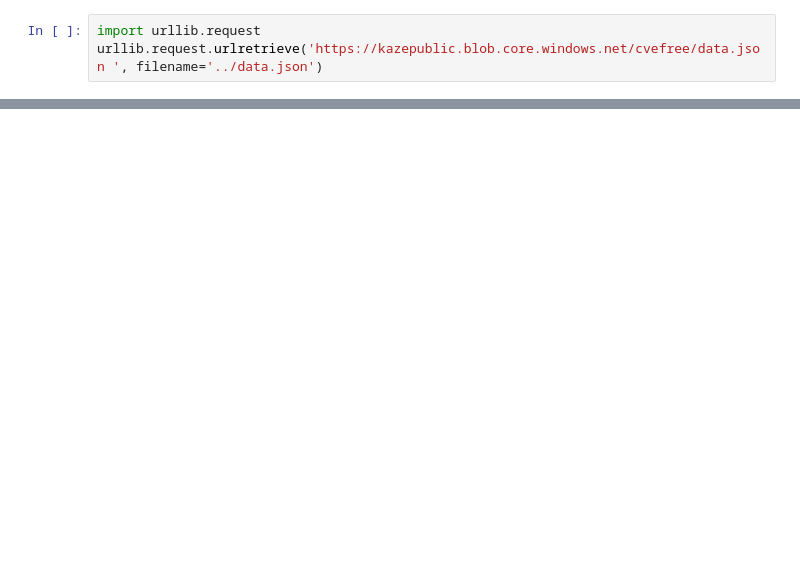
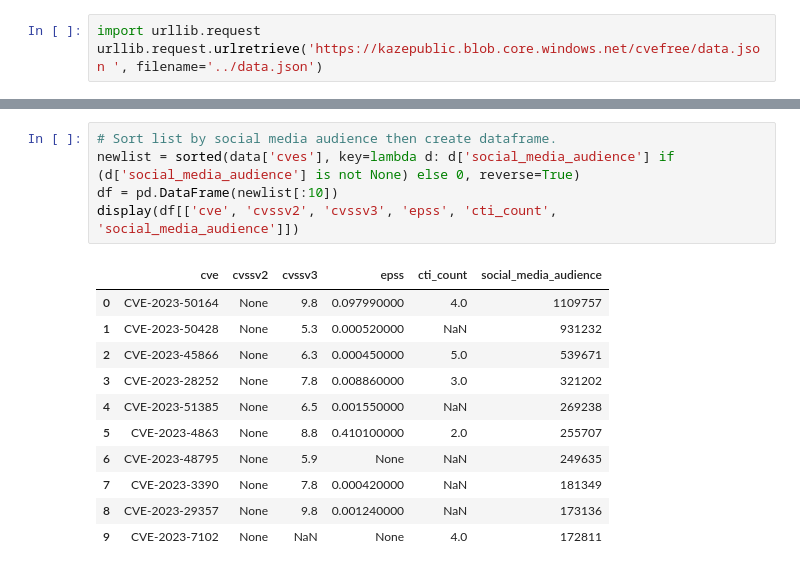
Before and after one commit to kaze-technologies/cvefree, a Jupyter notebook: notebooks/analytics.ipynb, the cells around one changed output, grey strips where cells are left out. Saved outputs shown, nothing was run; the diff lists cells and outputs as text; blank space fills up the shorter version.

```diff
--- a/notebooks/analytics.ipynb
+++ b/notebooks/analytics.ipynb
@@ -71,0 +94,17 @@ plt.show()
+# %%
+# Sort list by social media audience then create dataframe.
+newlist = sorted(data['cves'], key=lambda d: d['social_media_audience'] if (d['social_media_audience'] is not None) else 0, reverse=True)
+df = pd.DataFrame(newlist[:10])
+display(df[['cve', 'cvssv2', 'cvssv3', 'epss', 'cti_count', 'social_media_audience']])
+# %% [output]
+|  | cve | cvssv2 | cvssv3 | epss | cti_count | social_media_audience |
+| 0 | CVE-2023-50164 | None | 9.8 | 0.097990000 | 4.0 | 1109757 |
+| 1 | CVE-2023-50428 | None | 5.3 | 0.000520000 | NaN | 931232 |
+| 2 | CVE-2023-45866 | None | 6.3 | 0.000450000 | 5.0 | 539671 |
+| 3 | CVE-2023-28252 | None | 7.8 | 0.008860000 | 3.0 | 321202 |
+| 4 | CVE-2023-51385 | None | 6.5 | 0.001550000 | NaN | 269238 |
+| 5 | CVE-2023-4863 | None | 8.8 | 0.410100000 | 2.0 | 255707 |
+| 6 | CVE-2023-48795 | None | 5.9 | None | NaN | 249635 |
+| 7 | CVE-2023-3390 | None | 7.8 | 0.000420000 | NaN | 181349 |
+| 8 | CVE-2023-29357 | None | 9.8 | 0.001240000 | NaN | 173136 |
+| 9 | CVE-2023-7102 | None | NaN | None | 4.0 | 172811 |
```
Also changed, not shown: parts of 12 cells of this notebook.
